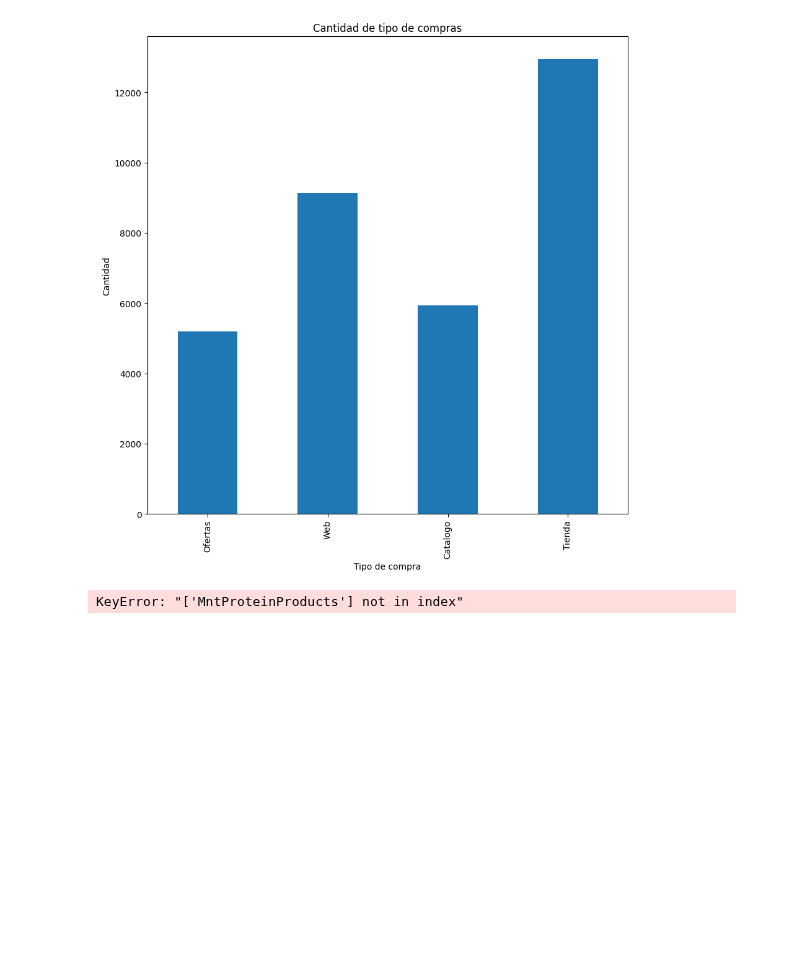
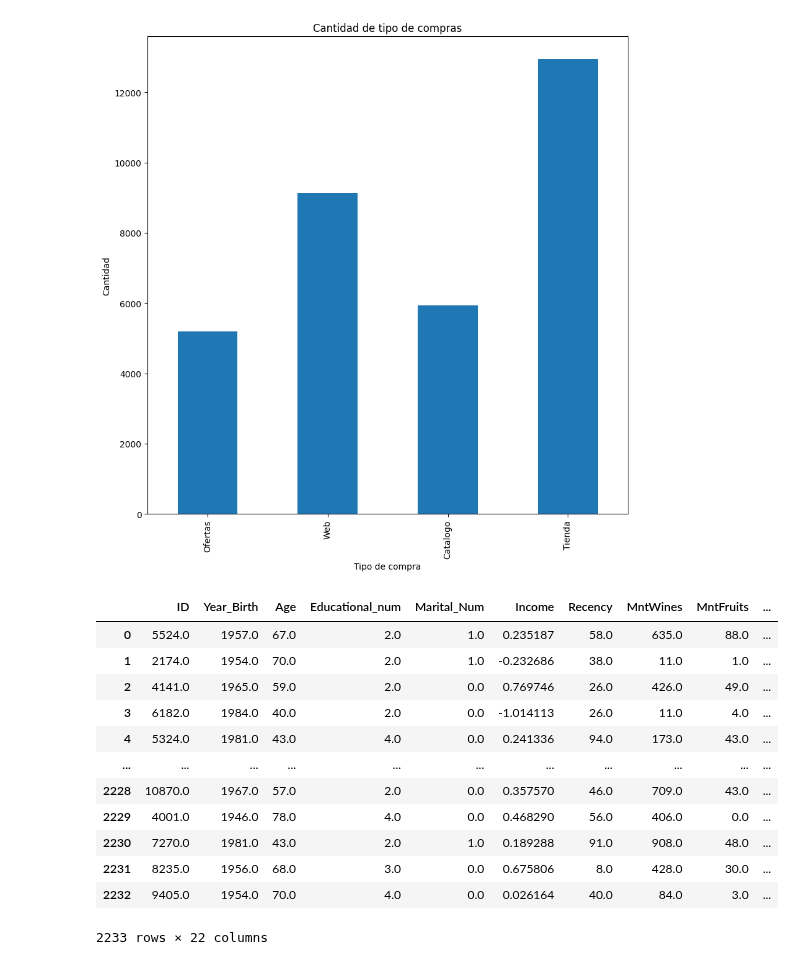
Before and after one commit to JuanDeutsch/DataSheets, a Jupyter notebook: Proyecto1/proyecto1 copy.ipynb, the cells around one changed output. Saved outputs shown, nothing was run; the diff lists cells and outputs as text; code cells hidden in the pictures; blank space fills up the shorter version.

```diff
--- a/Proyecto1/proyecto1 copy.ipynb
+++ b/Proyecto1/proyecto1 copy.ipynb
@@ -351,18 +401,28 @@ plt.show()
 # %%
 from sklearn.preprocessing import MinMaxScaler, StandardScaler
 
-columns_to_normalize_range = ['MntWines', 'MntFruits', 'MntProteinProducts']
+
 columns_to_normalize_z = ['Income']
 
 cdf_normalized = cdf.copy()
 
 scaler = StandardScaler()
 min_max_scaler = MinMaxScaler()
 
 cdf_normalized[columns_to_normalize_z] = scaler.fit_transform(cdf_normalized[columns_to_normalize_z])
 
-cdf_normalized[columns_to_normalize_range] = min_max_scaler.fit_transform(cdf_normalized[columns_to_normalize_range])
-
 display(cdf_normalized)
 # %% [output]
+|  | ID | Year_Birth | Age | Educational_num | Marital_Num | Income | Recency | MntWines | MntFruits | ... |
+| 0 | 5524.0 | 1957.0 | 67.0 | 2.0 | 1.0 | 0.235187 | 58.0 | 635.0 | 88.0 | ... |
+| 1 | 2174.0 | 1954.0 | 70.0 | 2.0 | 1.0 | -0.232686 | 38.0 | 11.0 | 1.0 | ... |
+| 2 | 4141.0 | 1965.0 | 59.0 | 2.0 | 0.0 | 0.769746 | 26.0 | 426.0 | 49.0 | ... |
+| 3 | 6182.0 | 1984.0 | 40.0 | 2.0 | 0.0 | -1.014113 | 26.0 | 11.0 | 4.0 | ... |
+| 4 | 5324.0 | 1981.0 | 43.0 | 4.0 | 0.0 | 0.241336 | 94.0 | 173.0 | 43.0 | ... |
+| ... | ... | ... | ... | ... | ... | ... | ... | ... | ... | ... |
+| 2228 | 10870.0 | 1967.0 | 57.0 | 2.0 | 0.0 | 0.357570 | 46.0 | 709.0 | 43.0 | ... |
+| 2229 | 4001.0 | 1946.0 | 78.0 | 4.0 | 0.0 | 0.468290 | 56.0 | 406.0 | 0.0 | ... |
+| 2230 | 7270.0 | 1981.0 | 43.0 | 2.0 | 1.0 | 0.189288 | 91.0 | 908.0 | 48.0 | ... |
+| 2231 | 8235.0 | 1956.0 | 68.0 | 3.0 | 0.0 | 0.675806 | 8.0 | 428.0 | 30.0 | ... |
+| 2232 | 9405.0 | 1954.0 | 70.0 | 4.0 | 0.0 | 0.026164 | 40.0 | 84.0 | 3.0 | ... |
-KeyError: "['MntProteinProducts'] not in index"
+2233 rows × 22 columns
```
Also changed, not shown: parts of 10 cells of this notebook.
